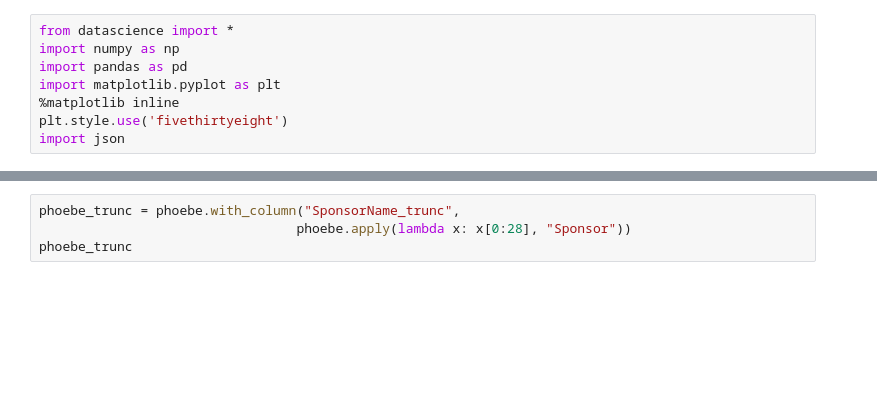
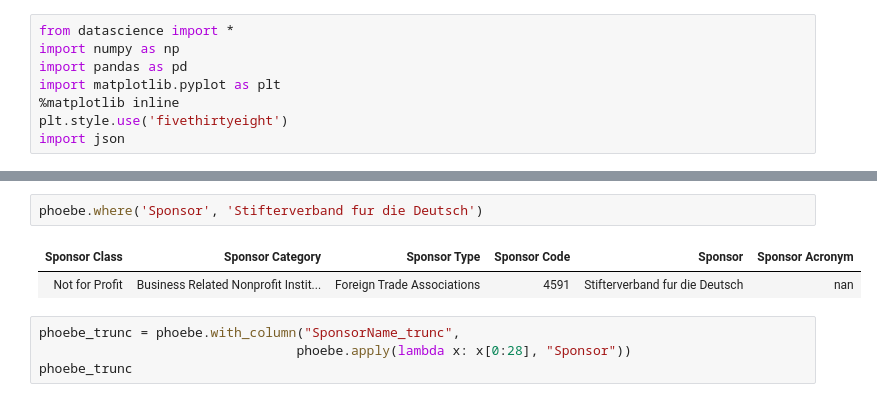
Before and after one commit to dailycal-projects/private-research, a Jupyter notebook: notebooks/Research Funding Data Wrangling.ipynb, the cells around one changed output, grey strips where cells are left out. Cells and saved outputs as stored; diff of their text form; blank space fills up the shorter version.

Commit message:
phoebe data

```diff
--- a/notebooks/Research Funding Data Wrangling.ipynb
+++ b/notebooks/Research Funding Data Wrangling.ipynb
@@ -48,4 +48,9 @@ phoebe
 ... (7202 rows omitted)
+# %%
+phoebe.where('Sponsor', 'Stifterverband fur die Deutsch')
+# %% [output]
+| Sponsor Class | Sponsor Category | Sponsor Type | Sponsor Code | Sponsor | Sponsor Acronym |
+| Not for Profit | Business Related Nonprofit Instit... | Foreign Trade Associations | 4591 | Stifterverband fur die Deutsch | nan |
 # %%
 phoebe_trunc = phoebe.with_column("SponsorName_trunc",
                                  phoebe.apply(lambda x: x[0:28], "Sponsor"))
```
Also changed, not shown: parts of 30 cells of this notebook, 2 other files.
